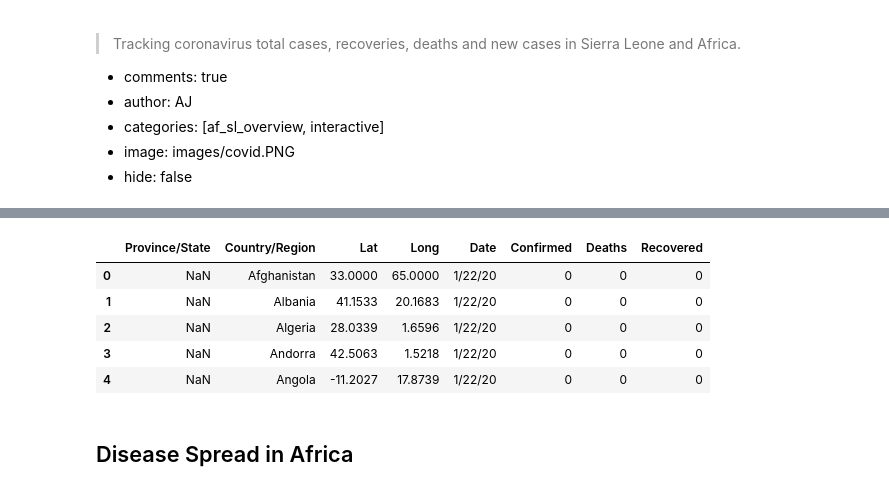
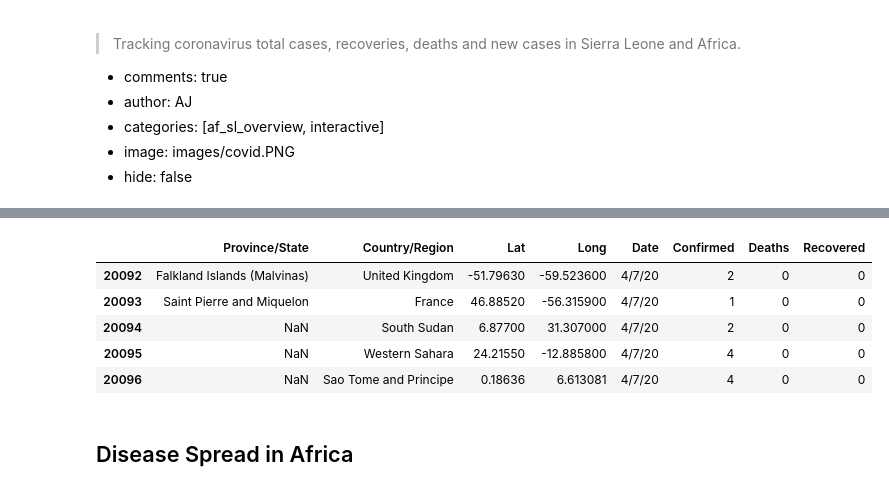
Before and after one commit to jayabdulraman/SL_Covid19_Blog, a Jupyter notebook: _notebooks/2020-04-05-sl-africa.ipynb, the cells around one changed output, grey strips where cells are left out. Cells and saved outputs as stored; diff of their text form; code cells hidden in the pictures.

```diff
--- a/_notebooks/2020-04-05-sl-africa.ipynb
+++ b/_notebooks/2020-04-05-sl-africa.ipynb
@@ -106,14 +106,14 @@ In the last 5 days, 3,604 new Coronavirus cases have been reported in Africa. Of
 # %%
 #hide
 df_git = pd.read_csv('/Users/BEBETO/Desktop/Covid19_Research/covid_19_clean_complete.csv')
-df_git.head()
+df_git.tail()
 # %% [output]
 |  | Province/State | Country/Region | Lat | Long | Date | Confirmed | Deaths | Recovered |
-| 0 | NaN | Afghanistan | 33.0000 | 65.0000 | 1/22/20 | 0 | 0 | 0 |
-| 1 | NaN | Albania | 41.1533 | 20.1683 | 1/22/20 | 0 | 0 | 0 |
-| 2 | NaN | Algeria | 28.0339 | 1.6596 | 1/22/20 | 0 | 0 | 0 |
-| 3 | NaN | Andorra | 42.5063 | 1.5218 | 1/22/20 | 0 | 0 | 0 |
-| 4 | NaN | Angola | -11.2027 | 17.8739 | 1/22/20 | 0 | 0 | 0 |
+| 20092 | Falkland Islands (Malvinas) | United Kingdom | -51.79630 | -59.523600 | 4/7/20 | 2 | 0 | 0 |
+| 20093 | Saint Pierre and Miquelon | France | 46.88520 | -56.315900 | 4/7/20 | 1 | 0 | 0 |
+| 20094 | NaN | South Sudan | 6.87700 | 31.307000 | 4/7/20 | 2 | 0 | 0 |
+| 20095 | NaN | Western Sahara | 24.21550 | -12.885800 | 4/7/20 | 4 | 0 | 0 |
+| 20096 | NaN | Sao Tome and Principe | 0.18636 | 6.613081 | 4/7/20 | 4 | 0 | 0 |
 # %% [markdown]
 ## Disease Spread in Africa
 # %%
```
Also changed, not shown: parts of 4 cells of this notebook.
